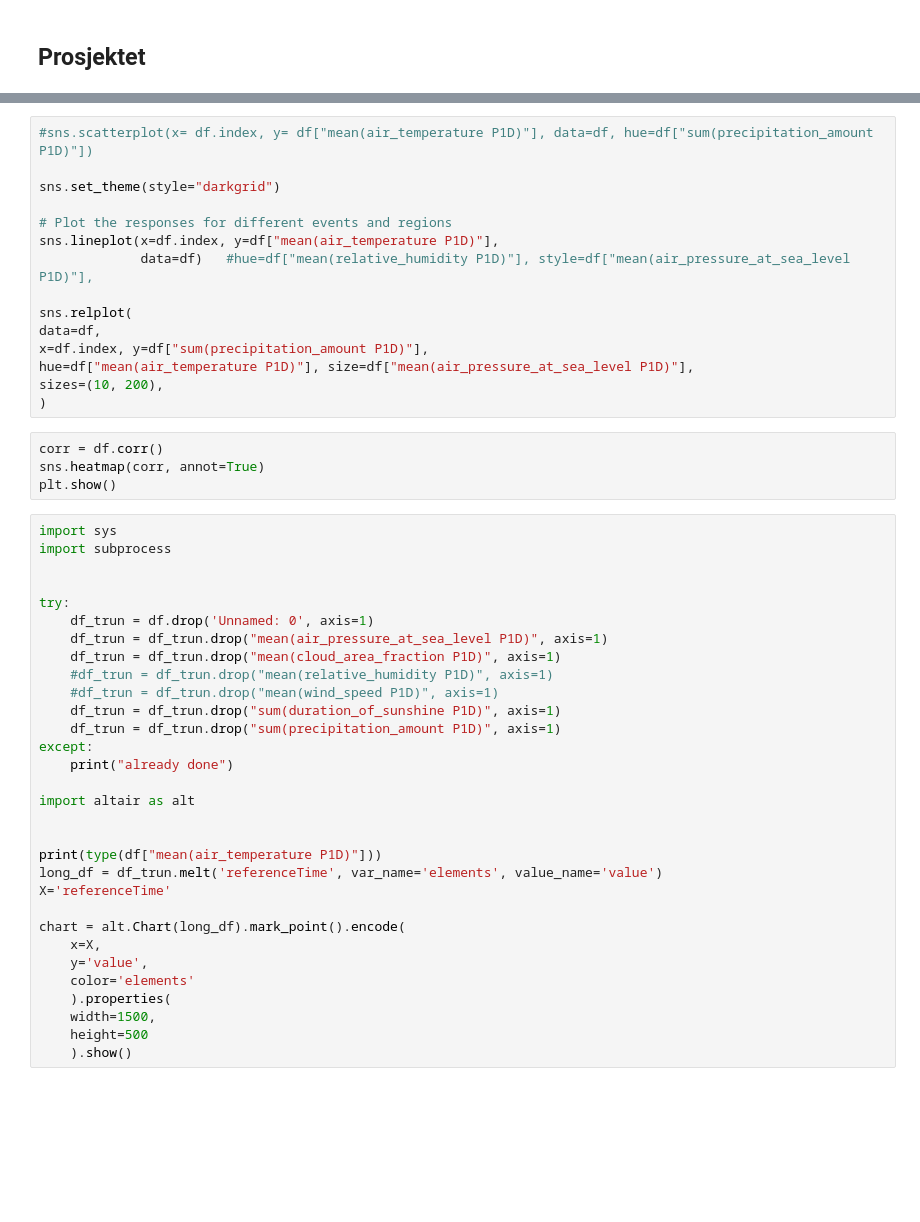
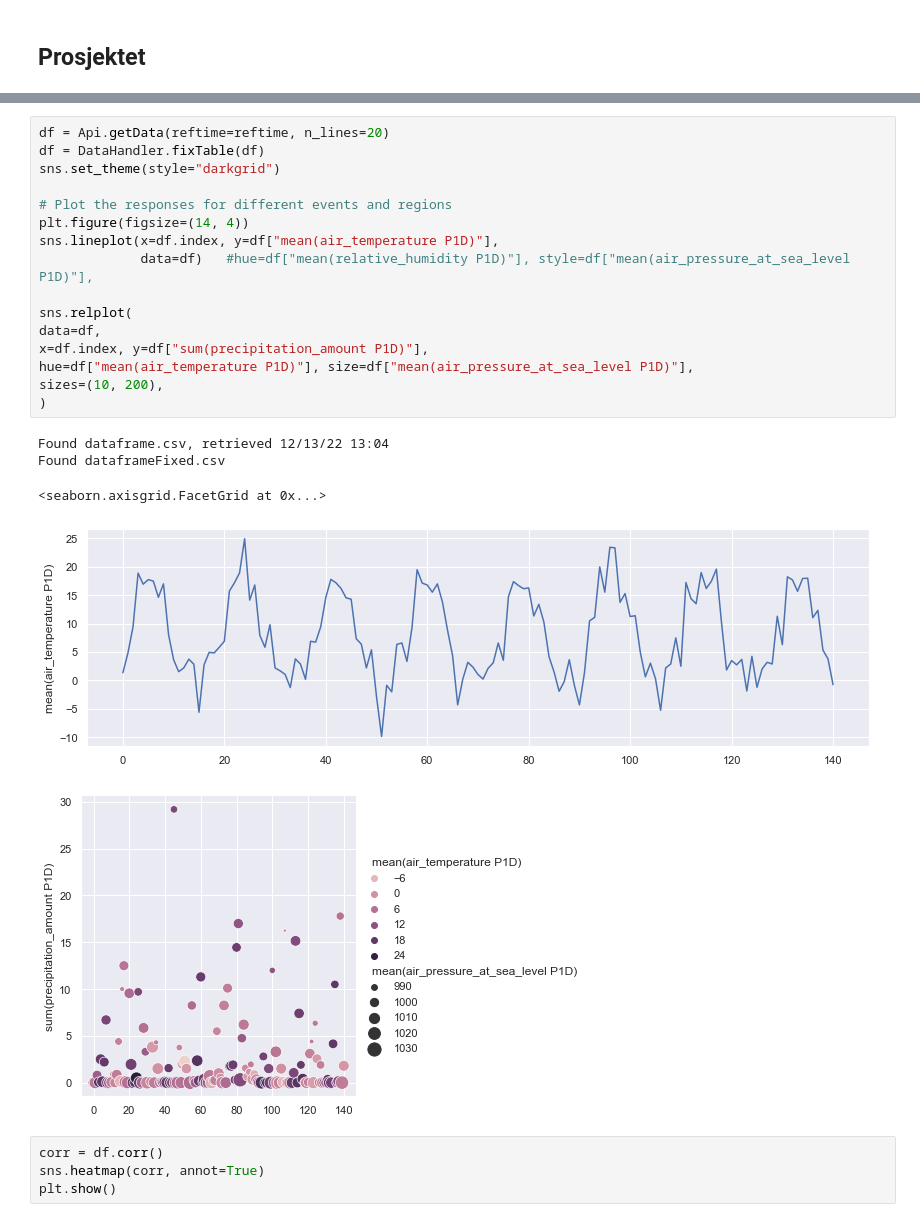
Before and after one commit to Vorckea/ProgPro1, a Jupyter notebook: ProgPro.ipynb, the cells around one changed output, grey strips where cells are left out. Saved outputs shown, nothing was run; the diff lists cells and outputs as text; blank space fills up the shorter version.

```diff
--- a/ProgPro.ipynb
+++ b/ProgPro.ipynb
@@ -39,50 +48,26 @@ sns.scatterplot(x= df.index, y= new_func(), data=df, hue=df["sum(precipitation_a
 # %%
-#sns.scatterplot(x= df.index, y= df["mean(air_temperature P1D)"], data=df, hue=df["sum(precipitation_amount P1D)"])
-
+df = Api.getData(reftime=reftime, n_lines=20)
+df = DataHandler.fixTable(df)
 sns.set_theme(style="darkgrid")
 
 # Plot the responses for different events and regions
+plt.figure(figsize=(14, 4))
 sns.lineplot(x=df.index, y=df["mean(air_temperature P1D)"],
              data=df)   #hue=df["mean(relative_humidity P1D)"], style=df["mean(air_pressure_at_sea_level P1D)"],
 
 sns.relplot(
 data=df,
 x=df.index, y=df["sum(precipitation_amount P1D)"],
 hue=df["mean(air_temperature P1D)"], size=df["mean(air_pressure_at_sea_level P1D)"],
 sizes=(10, 200),
 )
+# %% [output]
+Found dataframe.csv, retrieved 12/13/22 13:04
+Found dataframeFixed.csv
+<seaborn.axisgrid.FacetGrid at 0x...>
+[figure, added]
+[figure, added]
 # %%
 corr = df.corr()
 sns.heatmap(corr, annot=True)
 plt.show()
-# %%
-import sys
-import subprocess
-
-
-try:
-    df_trun = df.drop('Unnamed: 0', axis=1)
-    df_trun = df_trun.drop("mean(air_pressure_at_sea_level P1D)", axis=1)
-    df_trun = df_trun.drop("mean(cloud_area_fraction P1D)", axis=1)
-    #df_trun = df_trun.drop("mean(relative_humidity P1D)", axis=1)
-    #df_trun = df_trun.drop("mean(wind_speed P1D)", axis=1)
-    df_trun = df_trun.drop("sum(duration_of_sunshine P1D)", axis=1)
-    df_trun = df_trun.drop("sum(precipitation_amount P1D)", axis=1)
-except:
-    print("already done")
-
-import altair as alt
-
-
-print(type(df["mean(air_temperature P1D)"]))
-long_df = df_trun.melt('referenceTime', var_name='elements', value_name='value')
-X='referenceTime'
-
-chart = alt.Chart(long_df).mark_point().encode(
-    x=X,
-    y='value',
-    color='elements'
-    ).properties(
-    width=1500,
-    height=500
-    ).show()
```
Also changed, not shown: parts of 4 cells of this notebook.
